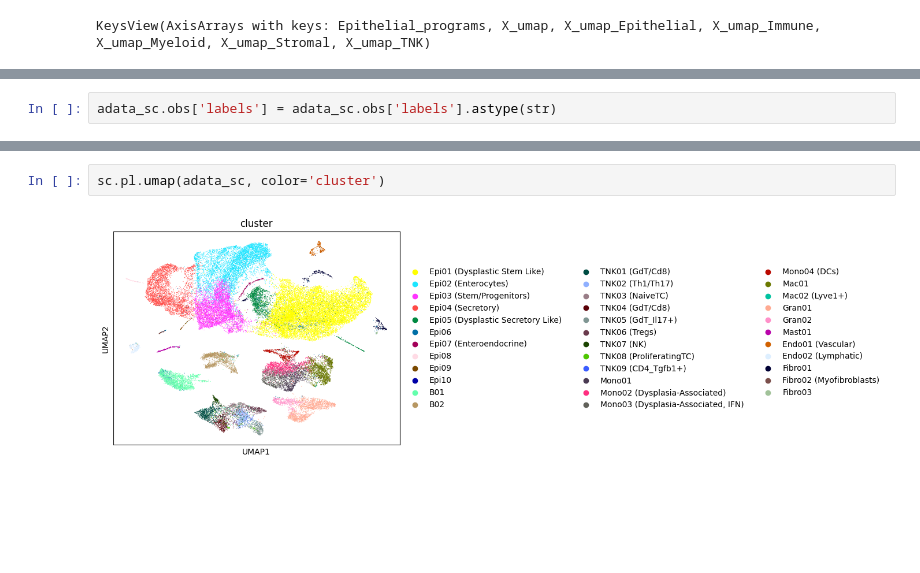
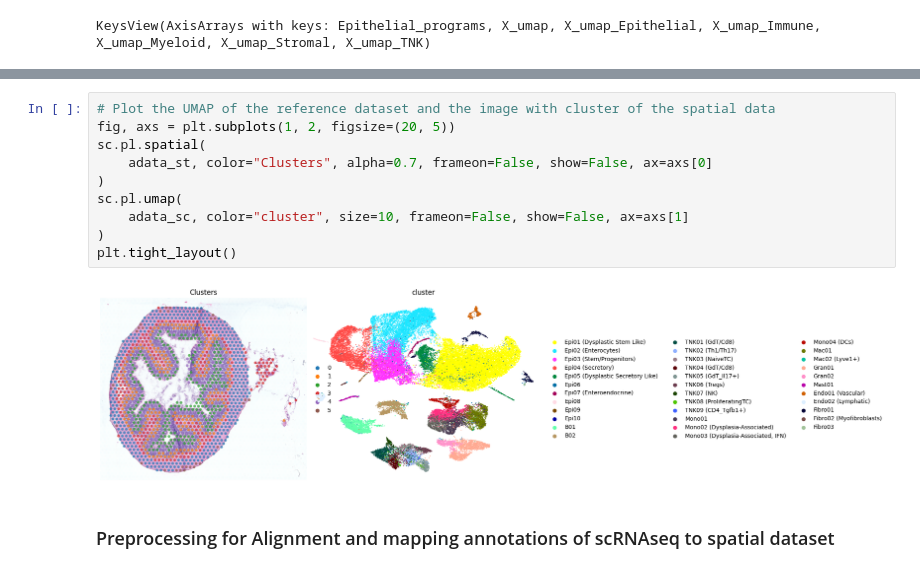
Before and after one commit to ThorstenCodes/spatial-transcriptomics-demo, a Jupyter notebook: dataset2_python/scripts/Deconvolution.ipynb, the cells around one changed output, grey strips where cells are left out. Cells and saved outputs as stored; diff of their text form; blank space fills up the shorter version.

Commit message:
Alignment of reference to spatial data with tangram

```diff
--- a/dataset2_python/scripts/Deconvolution.ipynb
+++ b/dataset2_python/scripts/Deconvolution.ipynb
@@ -54,2 +63,0 @@ adata_sc.obsm['X_umap'].shape
-# %%
-adata_sc.obs['labels'] = adata_sc.obs['labels'].astype(str)
@@ -63,5 +73,15 @@ print(type(adata_sc.obsm['X_umap']))
 # %%
-sc.pl.umap(adata_sc, color='cluster')
+# Plot the UMAP of the reference dataset and the image with cluster of the spatial data
+fig, axs = plt.subplots(1, 2, figsize=(20, 5))
+sc.pl.spatial(
+    adata_st, color="Clusters", alpha=0.7, frameon=False, show=False, ax=axs[0]
+)
+sc.pl.umap(
+    adata_sc, color="cluster", size=10, frameon=False, show=False, ax=axs[1]
+)
+plt.tight_layout()
 # %% [output]
-[figure, old version]
+[figure, new version]
+# %% [markdown]
+### Preprocessing for Alignment and mapping annotations of scRNAseq to spatial dataset
 # %%
```
Also changed, not shown: parts of 16 cells of this notebook.
